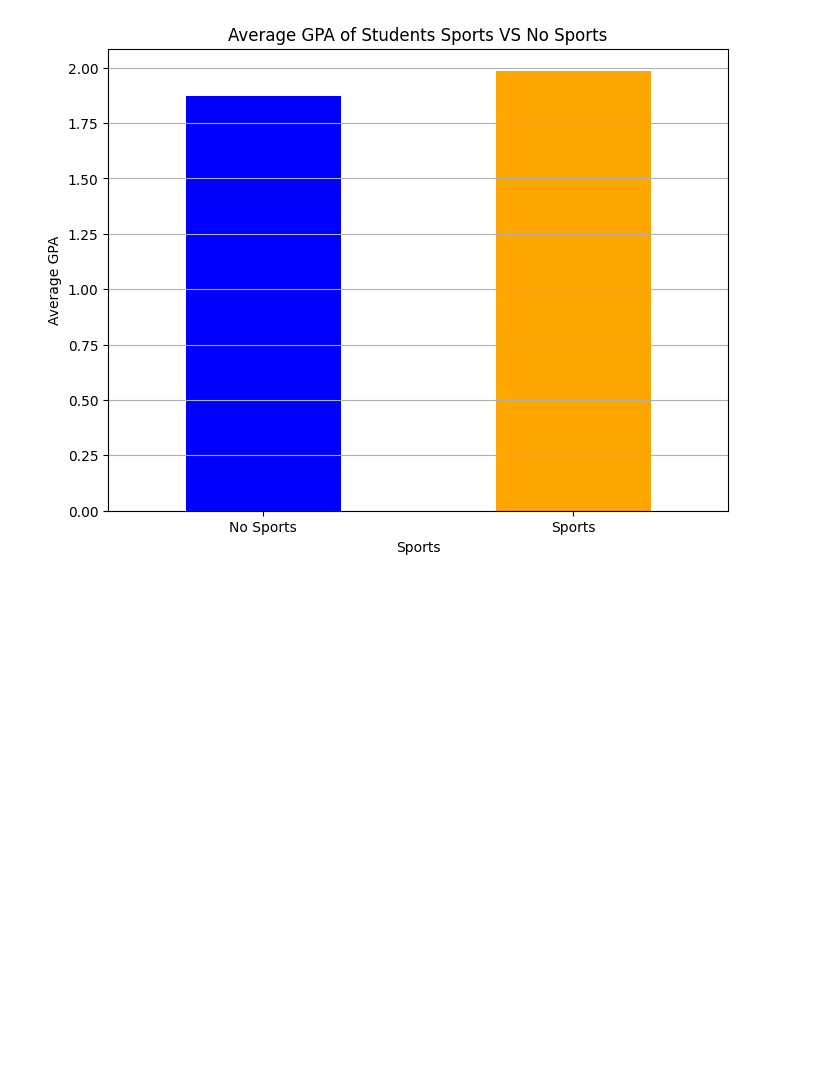
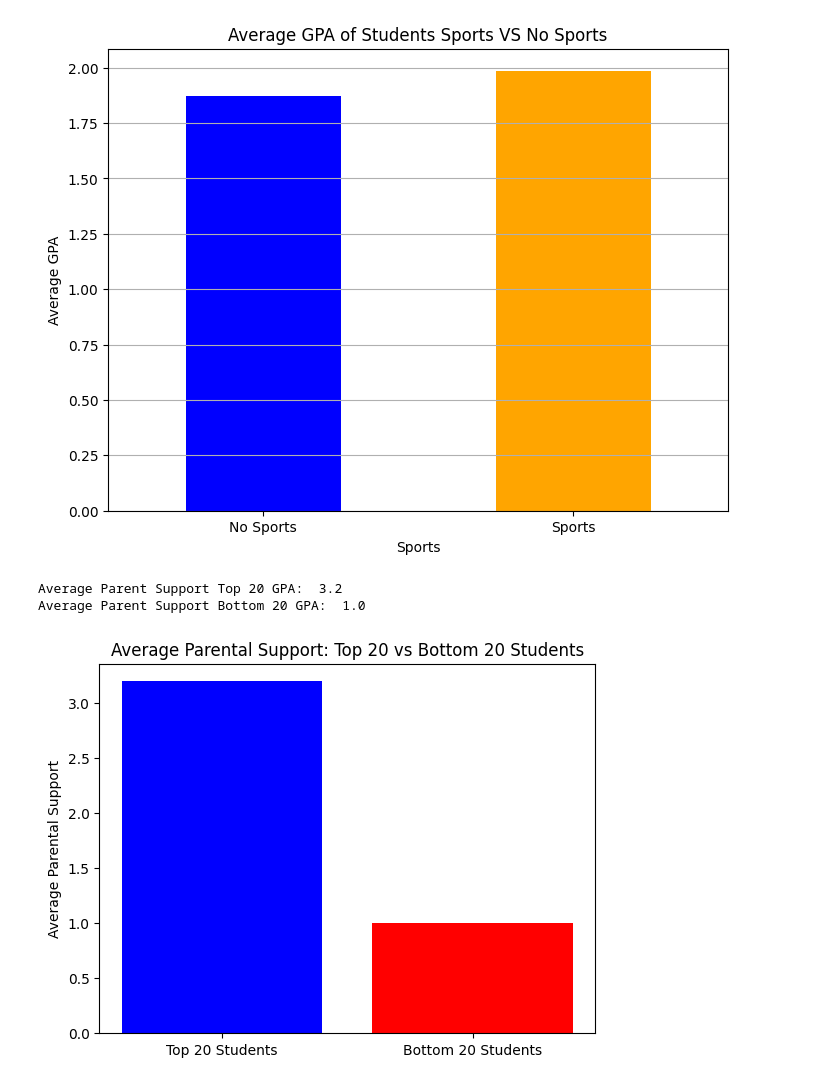
Before and after one commit to build-summer-2024/async-teal-michael-final-project, a Jupyter notebook: final_project.ipynb, the cells around one changed output. Cells and saved outputs as stored; diff of their text form; code cells hidden in the pictures; blank space fills up the shorter version.

Commit message:
Question 6

```diff
--- a/final_project.ipynb
+++ b/final_project.ipynb
@@ -180,3 +180,39 @@ plt.grid(axis='y')
 plt.show()
 # %% [output]
 [figure]
+# %%
+#Question 6: What is the average parental support for the top 20 students and the lower 20 students?
+students_top_20 = student_data.sort_values(by='GPA', ascending=False).head(20)
+students_bottom_20 = student_data.sort_values(by='GPA', ascending=True).head(20)
+
+
+# Calculate the average parental support for the top 0 students
+avg_parent_support_top_20 = students_top_20['ParentalSupport'].mean()
+
+# Calculate the average parental support for the bottom 20 students
+avg_parent_support_bottom_20 = students_bottom_20['ParentalSupport'].mean()
+
+print("Average Parent Support Top 20 GPA: ", avg_parent_support_top_20)
+print("Average Parent Support Bottom 20 GPA: ", avg_parent_support_bottom_20)
+# %% [output]
+Average Parent Support Top 20 GPA:  3.2
+Average Parent Support Bottom 20 GPA:  1.0
+# %%
+#Question 6 Visualization
+
+categories = ['Top 20 Students', 'Bottom 20 Students']
+
+# Values for the bar graph
+values = [avg_parent_support_top_20, avg_parent_support_bottom_20]
+
+# Create the bar graph
+plt.bar(categories, values, color=['blue', 'red'])
+
+# Add title and labels
+plt.title('Average Parental Support: Top 20 vs Bottom 20 Students')
+plt.ylabel('Average Parental Support')
+
+# Show the graph
+plt.show()
+# %% [output]
+[figure, added]
```
Also changed, not shown: 2 other files.
